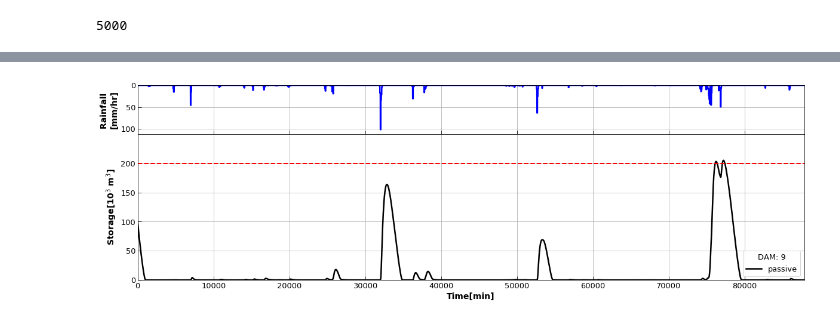
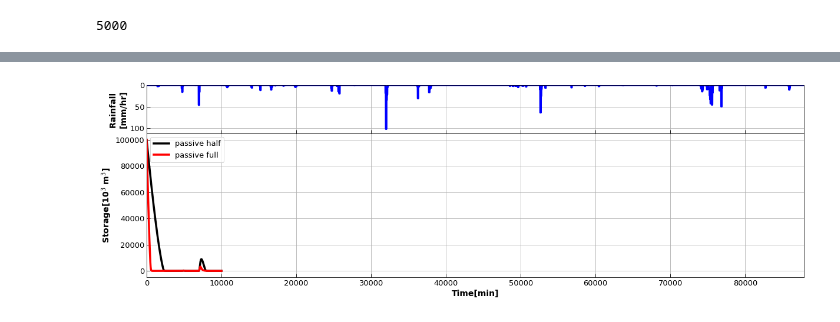
Before and after one commit to gurbuzf/DamStudy, a Jupyter notebook: dam_operation/simulations_test.ipynb, the cells around one changed output, grey strips where cells are left out. Saved outputs shown, nothing was run; the diff lists cells and outputs as text; code cells hidden in the pictures.

```diff
--- a/dam_operation/simulations_test.ipynb
+++ b/dam_operation/simulations_test.ipynb
@@ -25,7 +25,7 @@ n_dams = len(dams)
 # Parameters of each dam (For Model 256)
 _alpha = [0.5 for _ in range(n_dams)]
 c1 = [0.6 for _ in range(n_dams)]
-c2 = [1.66 for _ in range(n_dams)]
+c2 = [3.0 for _ in range(n_dams)]
 
 H_spill = []
 H_max = []
@@ -37,7 +37,7 @@ for dam in dams:
     if dam in order_3:
         H_spill.append(4.5)
         H_max.append(5)
-        diam.append(0.75)
+        diam.append(1.0)
         S_max.append(200000)
         L_spill.append(2.0)
         L_crest.append(5.0)
@@ -59,0 +60,11 @@ Model 254 is being used!
+# %%
+SSN2 = Watershed(Model=256)
+SSN2.init_custom(links=l_id, connectivity=connectivity, A_i=A_i, L_i=L_i, A_h=A_h)
+SSN2.dam_ids = dams
+dam_params256 = SSN2.init_dam_params256(H_spill, H_max, S_max, _alpha, diam, c1, c2, L_spill, L_crest)
+q, s_p, s_t, s_s = Set_InitialConditions(0.5, A_i[0], A_i)
+S = [100000 for _ in range(n_dams)]
+SSN2.set_dam_state(states=[0.5 for _ in range(n_dams)])
+SSN2.initialize(q=q, S = S, s_t =s_t, s_p =s_p, s_s=s_s)
+
+dc_passive05, st_passive05 = SSN2.Run_256( [0, te], forcing, dam_params256)
@@ -67,5 +81,5 @@ S = [100000 for _ in range(n_dams)]
 SSN3.set_dam_state(states=[1 for _ in range(n_dams)])
 SSN3.initialize(q=q, S = S, s_t =s_t, s_p =s_p, s_s=s_s)
 
-dc_passiveVAR, st_passiveVAR = SSN3.Run_256( [0, te], forcing, dam_params256)
+dc_passive10, st_passive10 = SSN3.Run_256( [0, te], forcing, dam_params256)
 # %% [output]
@@ -274,5 +147,5 @@ while t0 < te-60:
 # %%
 s_name = '_h45_5_O75_1_10_19dams'
-pltKwargs = [{'label':'nodam', 'color':'#1AFF1A'}, {'label':'passive', 'color':'k'}]
-plot_sim(81, forcing, [dc_nodam, dc_passive], pltKwargs, d_type='discharge', discharge_axis=[0,90,20], area=20.25, save='../../Supp_DamStudy/Hydro81'+s_name)
+pltKwargs = [{'label':'nodam', 'color':'#1AFF1A'}, {'label':'passive half', 'color':'k'},{'label':'passive full', 'color':'red'}]
+plot_sim(81, forcing, [dc_nodam, dc_passive05, dc_passive10], pltKwargs, d_type='discharge', discharge_axis=[0,90,20], area=20.25)
 # %% [output]
@@ -288,4 +153,4 @@ plot_sim(35, forcing, [dc_nodam, dc_passive], pltKwargs, d_type='discharge', dis
 # %%
-plot_sim(9, forcing, [st_passive], [pltKwargs[1]], d_type='storage', save='../../Supp_DamStudy/Vol9'+s_name)
+plot_sim(9, forcing, [st_passive05, st_passive10], pltKwargs[1:], d_type='storage')
 # %% [output]
-[figure, old version]
+[figure, new version]
```
Also changed, not shown: parts of 21 cells of this notebook, 3 other files.
